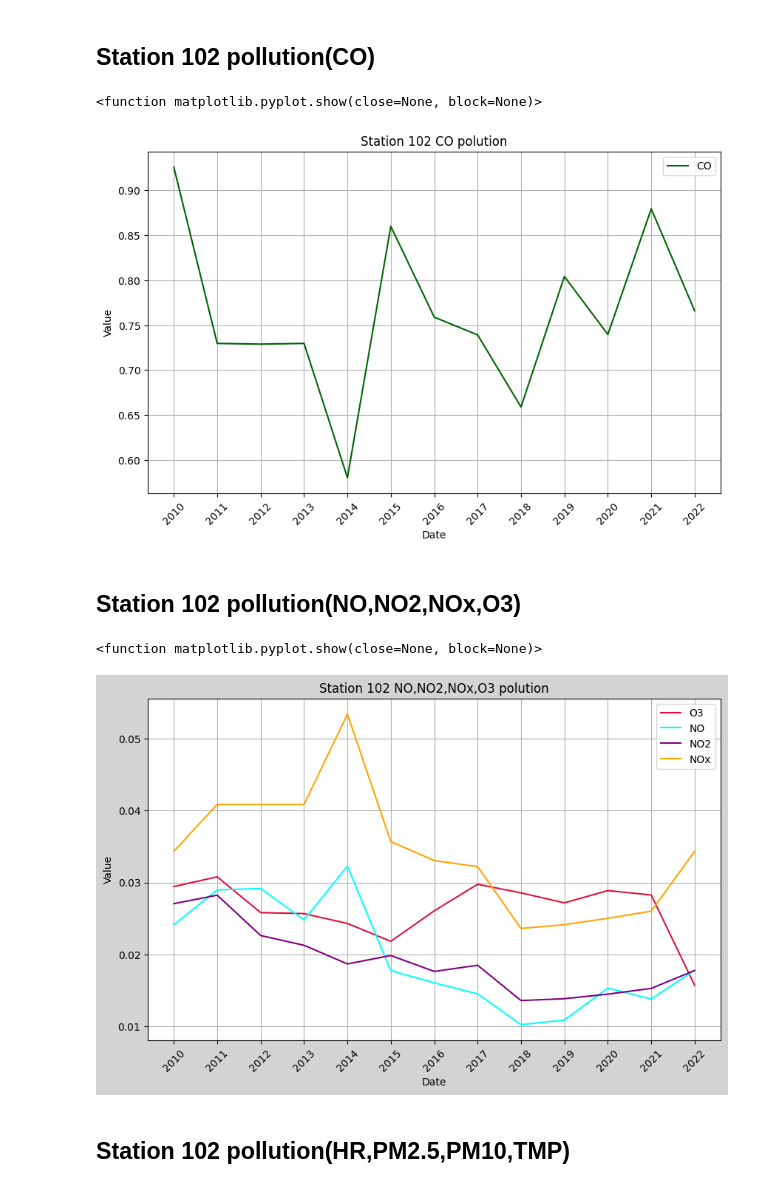
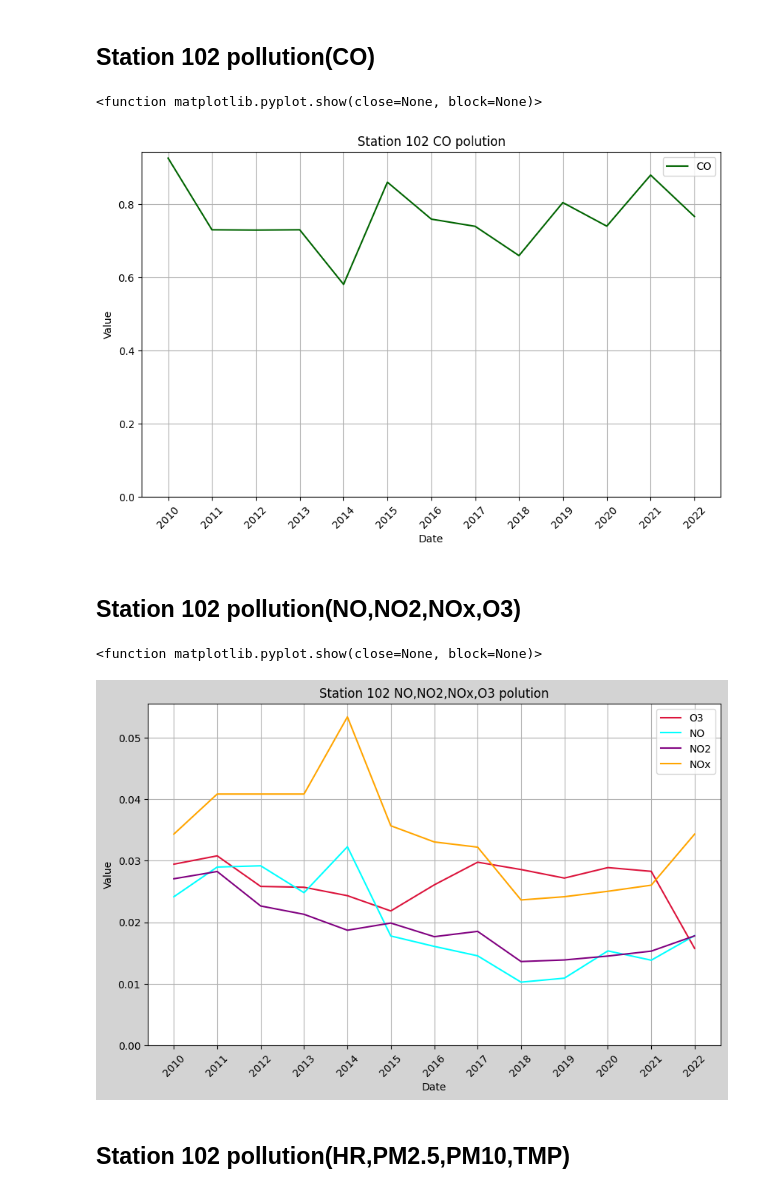
Before and after one commit to 4KV6/Data-Analysis-Project, a Jupyter notebook: code/3visualization.ipynb, the cells around one changed output. Saved outputs shown, nothing was run; the diff lists cells and outputs as text; code cells hidden in the pictures.

```diff
--- a/code/3visualization.ipynb
+++ b/code/3visualization.ipynb
@@ -27,44 +27,46 @@ plt.ylabel('Value')
 plt.title('Station 102 CO polution')
 plt.legend()
 plt.grid(True)
+plt.ylim(ymin=0)
 plt.show
 # %% [output]
 <function matplotlib.pyplot.show(close=None, block=None)>
-[figure, old version]
+[figure, new version]
 # %% [markdown]
 ## Station 102 pollution(NO,NO2,NOx,O3)
 # %%
 import pandas as pd
 import matplotlib.pyplot as plt
 from matplotlib.dates import YearLocator
 
 data = pd.read_csv('../data/data_hourly_clean_daily.csv')
 data["datetime"] = pd.to_datetime(data["datetime"])
 
 station102 = data.loc[data["station_id"] == 102].groupby([pd.Grouper(freq="Y", key="datetime")]).mean()
 NO_102_data = station102['NO']
 NO2_102_data = station102['NO2']
 NOx_102_data = station102['NOx']
 O3_102_data = station102['O3']
 fig, ax = plt.subplots(figsize=(10, 6))
 ax = plt.gca()
 fig.set_facecolor('lightgrey')
 
 plt.plot(O3_102_data.index, O3_102_data, label='O3', color='crimson')
 plt.plot(NO_102_data.index, NO_102_data, label='NO', color='cyan')
 plt.plot(NO2_102_data.index, NO2_102_data, label='NO2', color='purple')
 plt.plot(NOx_102_data.index, NOx_102_data, label='NOx', color='orange')
 years = NO_102_data.index.year
 plt.xticks(NO_102_data.index, years, rotation=45)
 plt.xlabel('Date')
 plt.ylabel('Value')
 plt.title('Station 102 NO,NO2,NOx,O3 polution')
 plt.legend()
 plt.grid(True)
+plt.ylim(ymin=0)
 plt.show
 # %% [output]
 <function matplotlib.pyplot.show(close=None, block=None)>
-[figure, old version]
+[figure, new version]
 # %% [markdown]
 ## Station 102 pollution(HR,PM2.5,PM10,TMP)
 # %%
```
Also changed, not shown: parts of 12 cells of this notebook, 1 other file.
